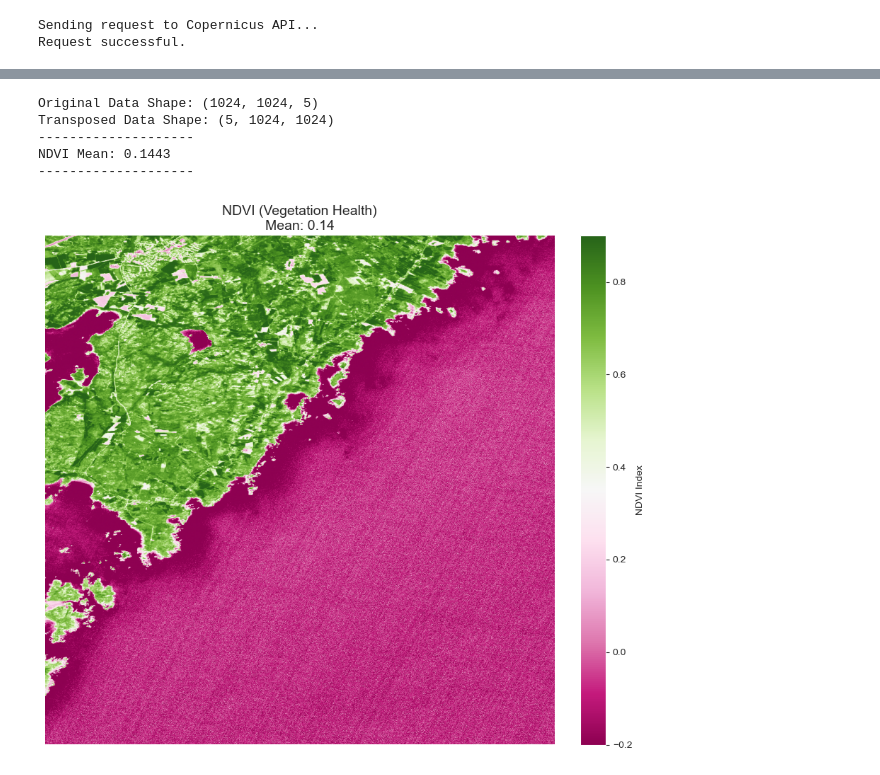
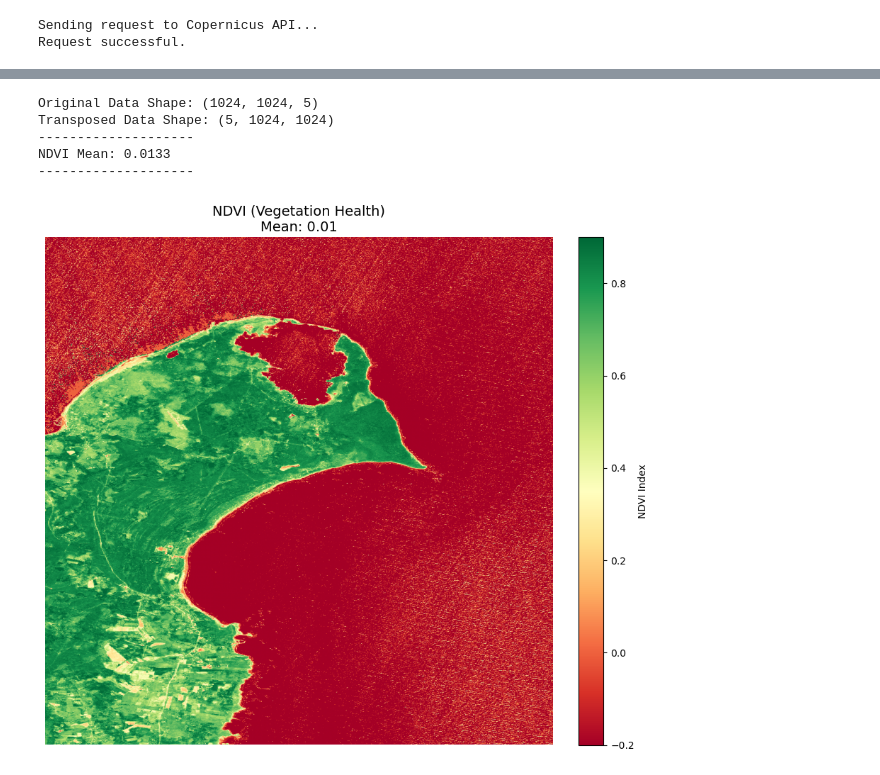
Before and after one commit to stefancristian236/Migration-Prediction, a Jupyter notebook: Data/indices_api.ipynb, the cells around one changed output, grey strips where cells are left out. Saved outputs shown, nothing was run; the diff lists cells and outputs as text; code cells hidden in the pictures.

```diff
--- a/Data/indices_api.ipynb
+++ b/Data/indices_api.ipynb
@@ -32,7 +31,7 @@ token = oauth.fetch_token(
 )
 # %%
 #define image parameters
-bbox = [15.8,56.0,16,56.2] #Munich test for indices verification
+bbox = [17,57.2,17.2,57.4]
 start_date = "2024-01-01"
 end_date = "2024-12-31"
 collection_id = "sentinel-2-l2a"
@@ -219,34 +218,34 @@ try:
 
     def clean_layer(layer):
         layer = layer.copy()
         mask = (layer < -1.0) | (layer > 1.0)
         layer[mask] = np.nan
         return layer
 
     ndvi_clean = clean_layer(ndvi_layer)
 
     mean_val = np.nanmean(ndvi_clean)
     print("-" * 20)
     print(f"NDVI Mean: {mean_val:.4f}")
     print("-" * 20)
 
     plt.figure(figsize=(10, 8))
-    im = plt.imshow(ndvi_clean, cmap='PiYG', vmin=-0.2, vmax=0.9)
+    im = plt.imshow(ndvi_clean, cmap='RdYlGn', vmin=-0.2, vmax=0.9)
 
     plt.title(f"NDVI (Vegetation Health)\nMean: {mean_val:.2f}", fontsize=14)
     plt.colorbar(im, fraction=0.046, pad=0.04, label="NDVI Index")
     plt.axis('off')
 
     plt.tight_layout()
-    plt.savefig('Results/NDVI_ex1_bad_habbit_2024.png')
+    plt.savefig('Results/NDVI_ex2_good_habbit_2024.png')
     plt.show()
 
 except Exception as e:
     print(f"Processing failed: {e}")
 # %% [output]
 Original Data Shape: (1024, 1024, 5)
 Transposed Data Shape: (5, 1024, 1024)
 --------------------
-NDVI Mean: 0.1443
+NDVI Mean: 0.0133
 --------------------
-[figure, old version]
+[figure, new version]
```
Also changed, not shown: parts of 3 cells of this notebook, 12 other files.
